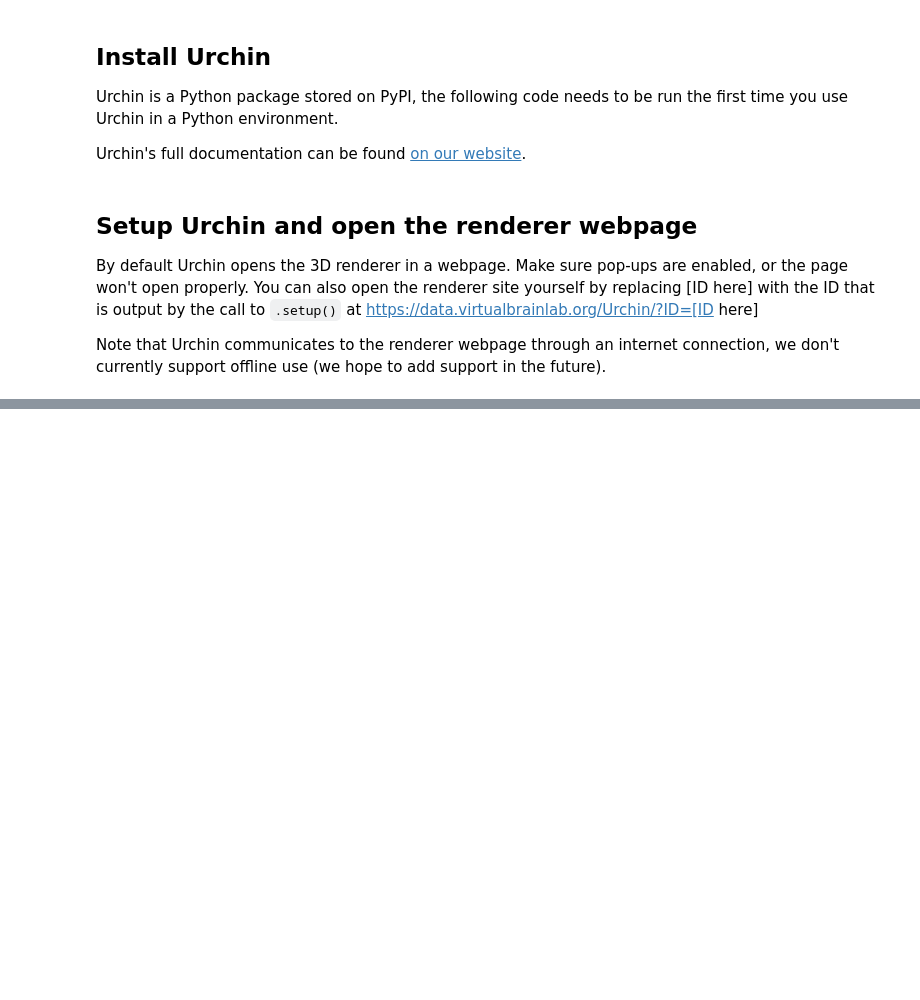
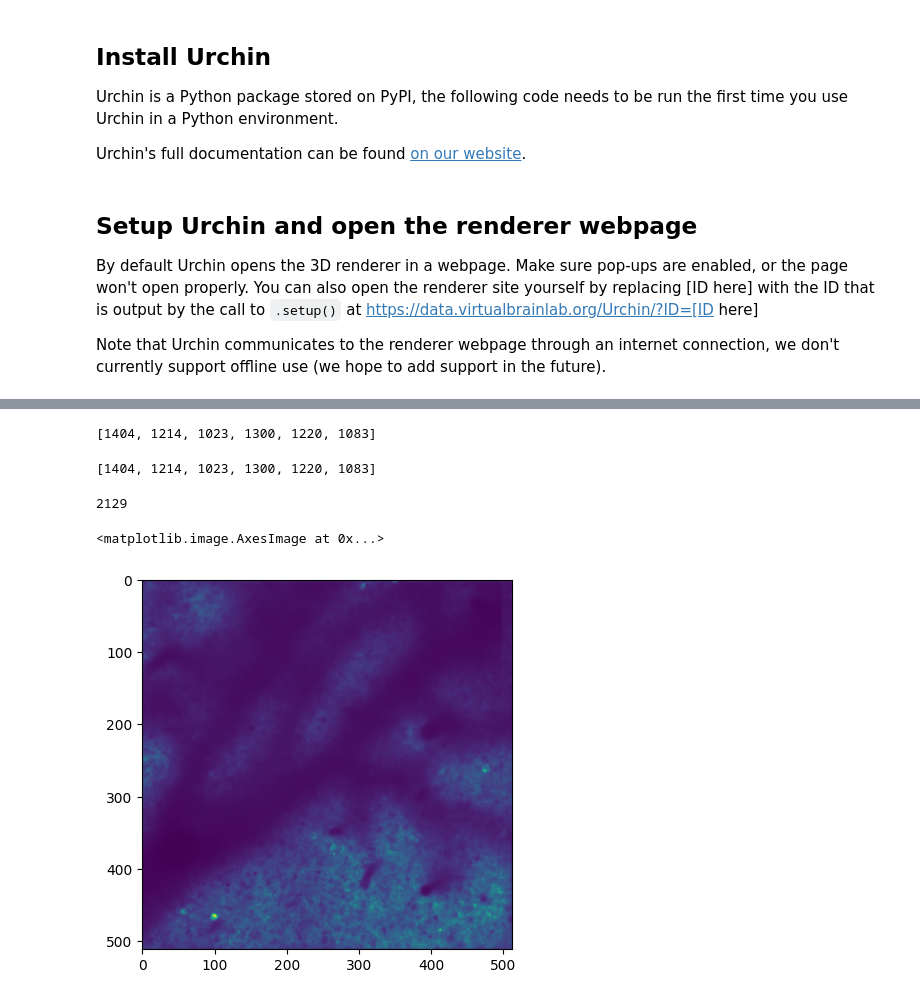
Before and after one commit to VirtualBrainLab/urchin-examples, a Jupyter notebook: basics/fov_example.ipynb, the cells around one changed output, grey strips where cells are left out. Drawn from its saved outputs; the diff is of its cells as text; code cells hidden in the pictures; blank space fills up the shorter version.

```diff
--- a/basics/fov_example.ipynb
+++ b/basics/fov_example.ipynb
@@ -190,4 +18,0 @@ def save_roi_coords(root,saveroot):
-# %%
-with open('/mnt/c/Users/damao/Documents/spring2023/vbl/urchin-dev/FOV_01/FOVcoordinates.bytes','rb') as f:
-    y=bytes(f.read())
-arr=np.frombuffer(y,dtype=np.float32)
@@ -212,0 +79,4 @@ num_timepoints=10000
+# %%
+# the input images are flipped horizontally
+coords = [np.flip(coord.copy(),axis=0) for coord in orig_coords]
+datas = [np.rot90(np.flip(data.copy(), axis=0),k=1) for data in orig_datas]
@@ -212,0 +190,8 @@ num_timepoints=10000
+# %%
+[len(d) for d in class_data]
+# %% [output]
+[1404, 1214, 1023, 1300, 1220, 1083]
+# %%
+[len(d) for d in roi_coords]
+# %% [output]
+[1404, 1214, 1023, 1300, 1220, 1083]
@@ -212,0 +214,4 @@ num_timepoints=10000
+# %%
+len(all_coords)
+# %% [output]
+2129
@@ -212,0 +225,5 @@ num_timepoints=10000
+# %%
+plt.imshow(np.flip(datas[5], axis=0))
+# %% [output]
+<matplotlib.image.AxesImage at 0x...>
+[figure, added]
```
Also changed, not shown: parts of 64 cells of this notebook.
